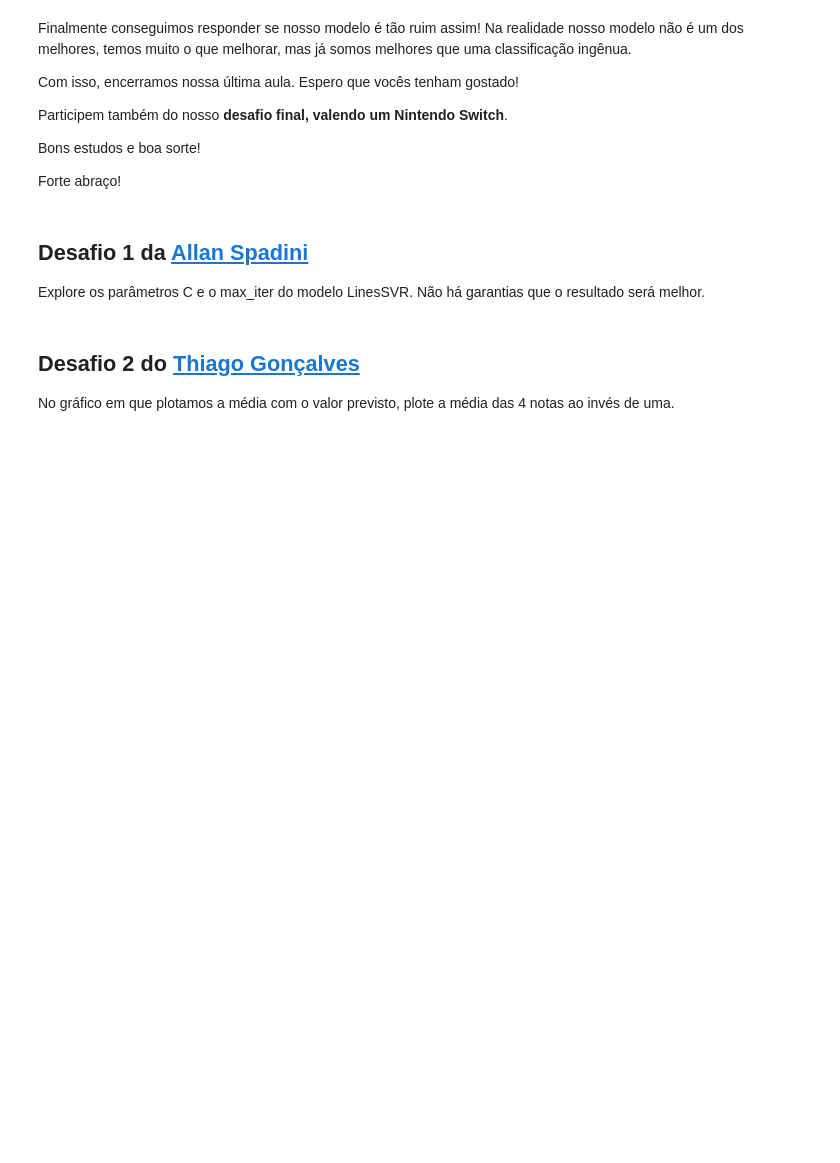
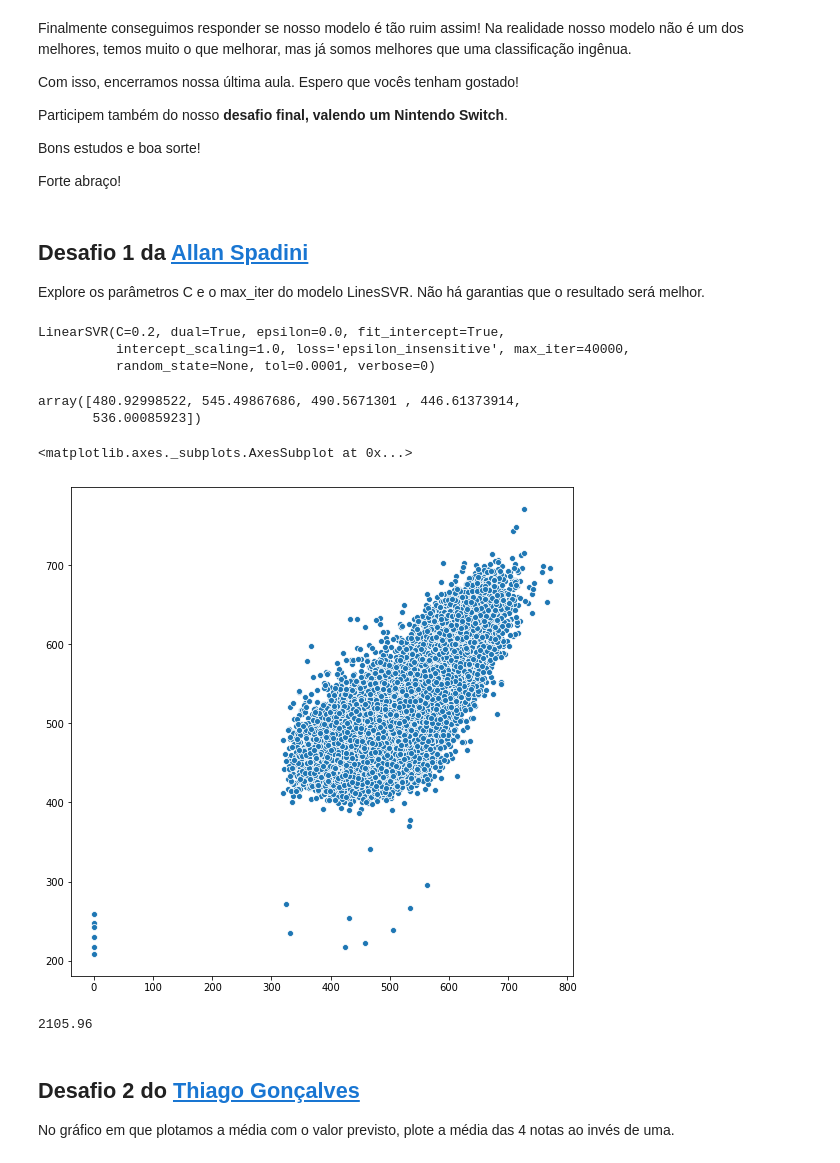
Before and after one commit to luislauriano/Alura_QuarentenaDados, a Jupyter notebook: QuarentenaDados_Aula05.ipynb, the cells around one changed output. Drawn from its saved outputs; the diff is of its cells as text; code cells hidden in the pictures; blank space fills up the shorter version.

```diff
--- a/QuarentenaDados_Aula05.ipynb
+++ b/QuarentenaDados_Aula05.ipynb
@@ -386,6 +386,31 @@ Forte abraço!
 ## Desafio 1 da [Allan Spadini](https://twitter.com/allanspadini)
 
 Explore os parâmetros C e o max_iter do modelo LinesSVR. Não há garantias que o resultado será melhor.
+# %%
+from sklearn.svm import LinearSVR
+
+modelo_teste = LinearSVR(C=0.2,max_iter=40000)
+modelo_teste.fit(x_treino, y_treino)
+# %% [output]
+LinearSVR(C=0.2, dual=True, epsilon=0.0, fit_intercept=True,
+          intercept_scaling=1.0, loss='epsilon_insensitive', max_iter=40000,
+          random_state=None, tol=0.0001, verbose=0)
+# %%
+predicoes_notas_linguagem_teste = modelo_teste.predict(x_teste)
+predicoes_notas_linguagem_teste[:5]
+# %% [output]
+array([480.92998522, 545.49867686, 490.5671301 , 446.61373914,
+       536.00085923])
+# %%
+plt.figure(figsize=(9,9))
+sns.scatterplot(x=y_teste.values, y=predicoes_notas_linguagem_teste)
+# %% [output]
+<matplotlib.axes._subplots.AxesSubplot at 0x...>
+[figure, added]
+# %%
+mean_squared_error(y_teste, predicoes_notas_linguagem_teste)
+# %% [output]
+2105.96
 # %% [markdown]
 ## Desafio 2 do [Thiago Gonçalves](https://twitter.com/tgcsantos)
 
```
Also changed, not shown: parts of 5 cells of this notebook.
